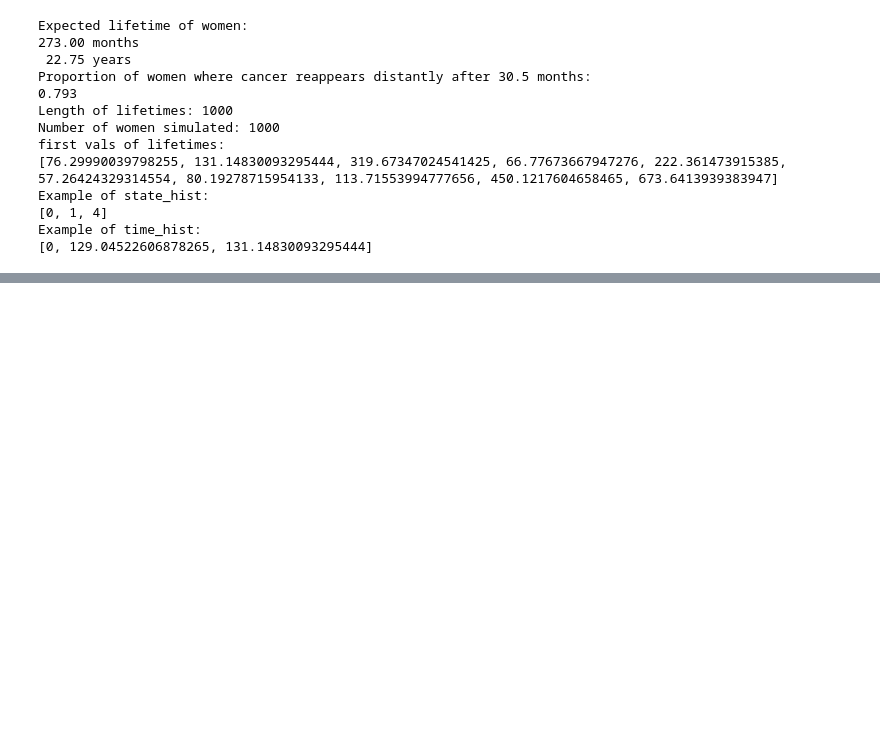
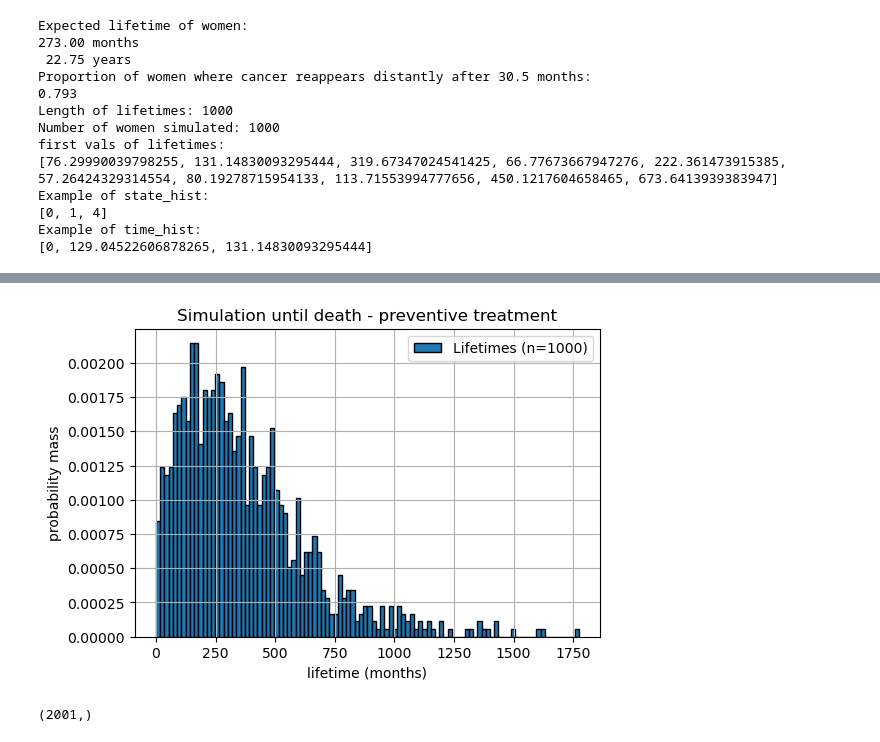
Before and after one commit to TanneSWL/Stochastic-Simulation, a Jupyter notebook: project1_s203920.ipynb, the cells around one changed output, grey strips where cells are left out. Saved outputs shown, nothing was run; the diff lists cells and outputs as text; code cells hidden in the pictures; blank space fills up the shorter version.

```diff
--- a/project1_s203920.ipynb
+++ b/project1_s203920.ipynb
@@ -929,0 +1045,16 @@ plt.show()
+# %%
+### Compute missing diagonal values of new Q
+row0 = np.array([0.0025, 0.00125, 0,     0.001])
+row1 = np.array([0, 0, 0.002, 0.005])
+row2 = np.array([0, 0, 0.003, 0.005])
+row3 = np.array([0, 0, 0, 0.009])
+row4 = np.array([0, 0, 0, 0])
+rows = [row0, row1, row2, row3, row4]
+
+for i in range(len(diagonals)):
+    diagonal = -np.sum(rows[i])
+    rows[i] = np.insert(rows[i], i, diagonal)
+
+Qtreat = np.array(rows)
+print("Q treatment:")
+print(Qtreat)
@@ -929,0 +1160,41 @@ plt.show()
+# %%
+### Visualising
+fig, ax = plt.subplots(figsize=(6,4))
+
+ax.hist(
+    lifetime_list_t9,
+    bins=100,
+    density=True,
+    edgecolor='black',
+    #alpha=0.9,
+    label= f"Lifetimes (n={N_obs:.0f})"
+)
+
+ax.set_xlabel('lifetime (months)')
+ax.set_ylabel('probability mass')
+ax.set_title('Simulation until death - preventive treatment')
+ax.legend()
+ax.grid()
+
+plt.show()
+# %% [output]
+[figure, added]
+# %%
+### Kaplan-Meier estimator
+def DiedWomen(t, obs):
+    vals = np.zeros(np.size(t))
+    for i in range(len(t)):
+        vals[i] = np.sum(obs <= t[i])
+    return vals
+
+def KaplamMeierEstimator(t, obs, d=DiedWomen):
+    N = len(obs)
+    return (N-d(t=t, obs=obs))/N
+
+tgrid = np.linspace(0, 2000, num=2001)
+KM_vals_t7 = KaplamMeierEstimator(t=tgrid, obs=lifetime_list_t7)
+KM_vals_t9 = KaplamMeierEstimator(t=tgrid, obs=lifetime_list_t9)
+
+print(np.shape(KM_vals_t9))
+# %% [output]
+(2001,)
```
Also changed, not shown: parts of 31 cells of this notebook.
